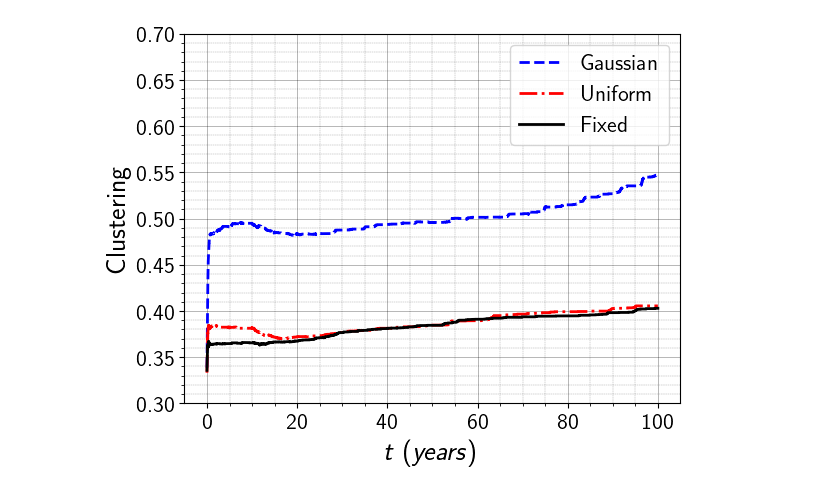
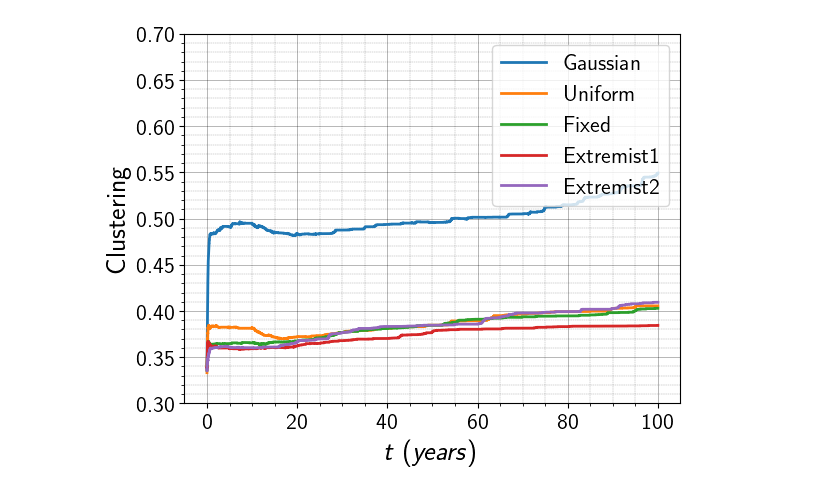
Before and after one commit to m-bur/complex_social_systems, a Jupyter notebook: illustration.ipynb, the cells around one changed output. Saved outputs shown, nothing was run; the diff lists cells and outputs as text; code cells hidden in the pictures.

```diff
--- a/illustration.ipynb
+++ b/illustration.ipynb
@@ -5,10 +6,11 @@ from utils.measure import *
 # %%
 df_gaussian = pd.read_csv('experiment_2/Init_media_distributions_gaussian/figures_20241130/opinion_trend.txt',sep='\t')
 df_uniform = pd.read_csv('experiment_2/Init_media_distributions_uniform/figures_20241130/opinion_trend.txt',sep='\t')
+df_extremist = pd.read_csv(r'experiment_2\Init_media_distributions_extremist_0p1\figures_20241130\opinion_trend.txt',sep='\t')
 df_fixed = pd.read_csv('illustration/opinion_trend.txt',sep='\t')
 df_fixed.index = 5*df_fixed.index
 
-dfs = [ df_fixed, df_gaussian]
+dfs = [ df_fixed, df_extremist]
 linestyles = ['dotted', 'dashed', 'dashdot']
 
 plt.rc('text', usetex=True)
@@ -58,7 +60,7 @@ plt.axvline(x=10, color='k', linestyle='--', linewidth=1.9)
 
 # Set limits and labels
 plt.xlim([0, 100])
-plt.ylim([0, 0.75])
+plt.ylim([0, 0.55])
 plt.xlabel(r"$t \; (years)$")
 plt.ylabel(r"Voter Share")
 
@@ -70,7 +72,7 @@ plt.grid(which='minor', color='black', linestyle='--', linewidth=0.3, alpha=0.4)
 
 # Add separate legends for Fixed and Gaussian
 legend_fixed = plt.legend(handles_fixed, labels_fixed, loc='lower left', title="Fixed", bbox_to_anchor=(1, 0.5))
-legend_gaussian = plt.legend(handles_gaussian, labels_gaussian, loc='upper left', title="Gaussian", bbox_to_anchor=(1, 0.5))
+legend_gaussian = plt.legend(handles_gaussian, labels_gaussian, loc='upper left', title="Extremist", bbox_to_anchor=(1, 0.5))
 
 # Add both legends to the plot
 plt.gca().add_artist(legend_fixed)
@@ -78,6 +80,6 @@ plt.gca().add_artist(legend_gaussian)
 
 # Adjust layout
 plt.tight_layout()
-plt.savefig("experiment_2/initial_media_dist_1.png",bbox_extra_artists=(legend_fixed,), bbox_inches="tight")
-plt.savefig("experiment_2/initial_media_dist_1.pdf",bbox_extra_artists=(legend_fixed,), bbox_inches="tight")
+plt.savefig("experiment_2/initial_media_dist_2.png",bbox_extra_artists=(legend_fixed,), bbox_inches="tight")
+plt.savefig("experiment_2/initial_media_dist_2.pdf",bbox_extra_artists=(legend_fixed,), bbox_inches="tight")
 # %% [output]
@@ -137,38 +140,42 @@ plt.savefig("experiment_2/media_share.pdf",bbox_extra_artists=(legend_fixed,), b
 # %%
 gaussian = pd.read_csv('experiment_2/Init_media_distributions_gaussian/figures_20241130/network_clustering.txt')
 uniform = pd.read_csv('experiment_2/Init_media_distributions_uniform/figures_20241130/network_clustering.txt')
+extremist1 = pd.read_csv(r'experiment_2\Init_media_distributions_extremist_0p5\figures_20241130\network_clustering.txt')
+extremist2 = pd.read_csv(r'experiment_2\Init_media_distributions_extremist_0p1\figures_20241130\network_clustering.txt')
+
+
+
 fixed = pd.read_csv('illustration/network_clustering.txt')
-dfs = [gaussian, uniform, fixed]
-names = ['Gaussian', 'Uniform', 'Fixed']
-colors = ['blue', 'red', 'black']
-linestyles = ['dashed', 'dashdot', 'solid']
+dfs = [gaussian, uniform, fixed, extremist1, extremist2]
+names = ['Gaussian', 'Uniform', 'Fixed', 'Extremist1', 'Extremist2']
+colors = cm.tab10.colors[:len(dfs)]
 plt.rc('text', usetex=True)
 plt.rc('font', family='sans-serif')  # Use a serif font for LaTeX style
 plt.rc('text.latex', preamble=r'\usepackage{sfmath}')  # Use sans-serif math mode
 plt.rcParams.update({
     'font.size': 18,  # General font size
     'axes.titlesize': 20,  # Title font size
     'axes.labelsize': 20,  # Label font size
     'legend.fontsize': 16,  # Legend font size
     'xtick.labelsize': 16,  # x-axis tick font size
 })
-for df, n, ls,c in zip(dfs, names, linestyles, colors):
+for df, n, c in zip(dfs, names, colors):
     plt.plot(
             df.index * 1 / 365, df,
             label=n,
             color=c,
             linewidth=2,
-            linestyle=ls
+            linestyle='solid'
         )
 plt.ylim([0.3, 0.7])
 plt.ylabel('Clustering')
 plt.xlabel(r"$t \; (years)$")
 plt.legend(loc="upper right")
 plt.grid()
 plt.minorticks_on()
 plt.grid(which='major', color='black', linestyle='-', linewidth=0.5, alpha=0.4)
 plt.grid(which='minor', color='black', linestyle='--', linewidth=0.3, alpha=0.4)
 plt.savefig("experiment_2/clustering.png", bbox_inches="tight")
 plt.savefig("experiment_2/clustering.pdf",bbox_inches="tight")
 # %% [output]
-[figure, old version]
+[figure, new version]
```
Also changed, not shown: parts of 3 cells of this notebook, 54 other files.
